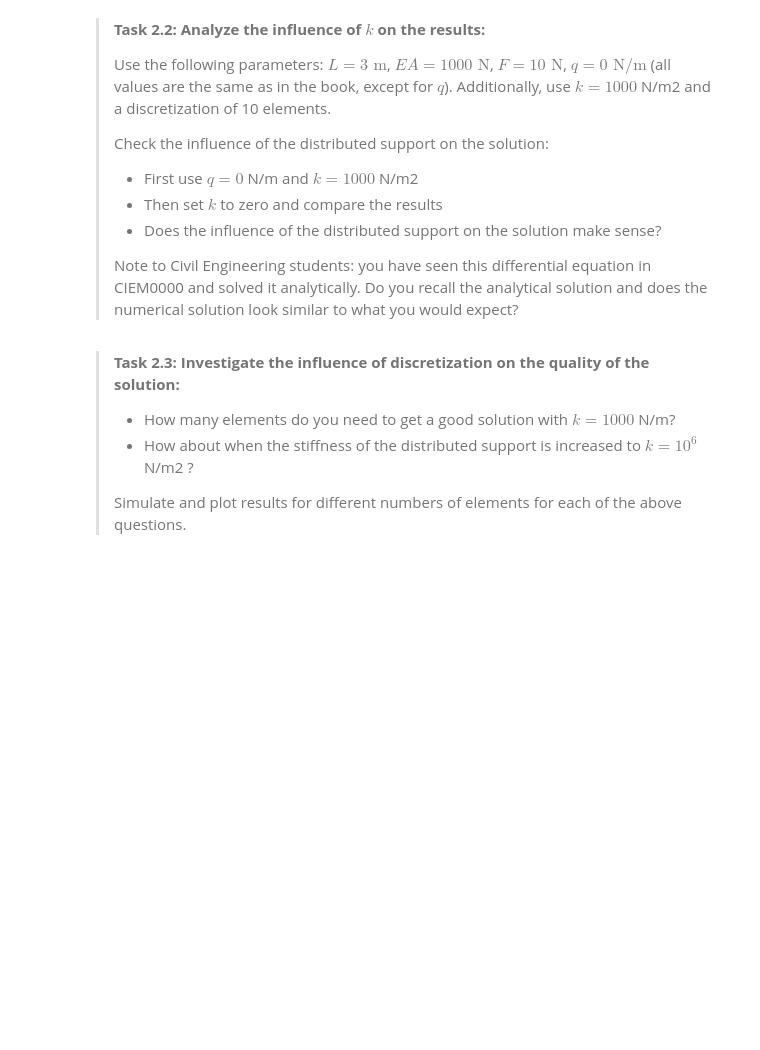
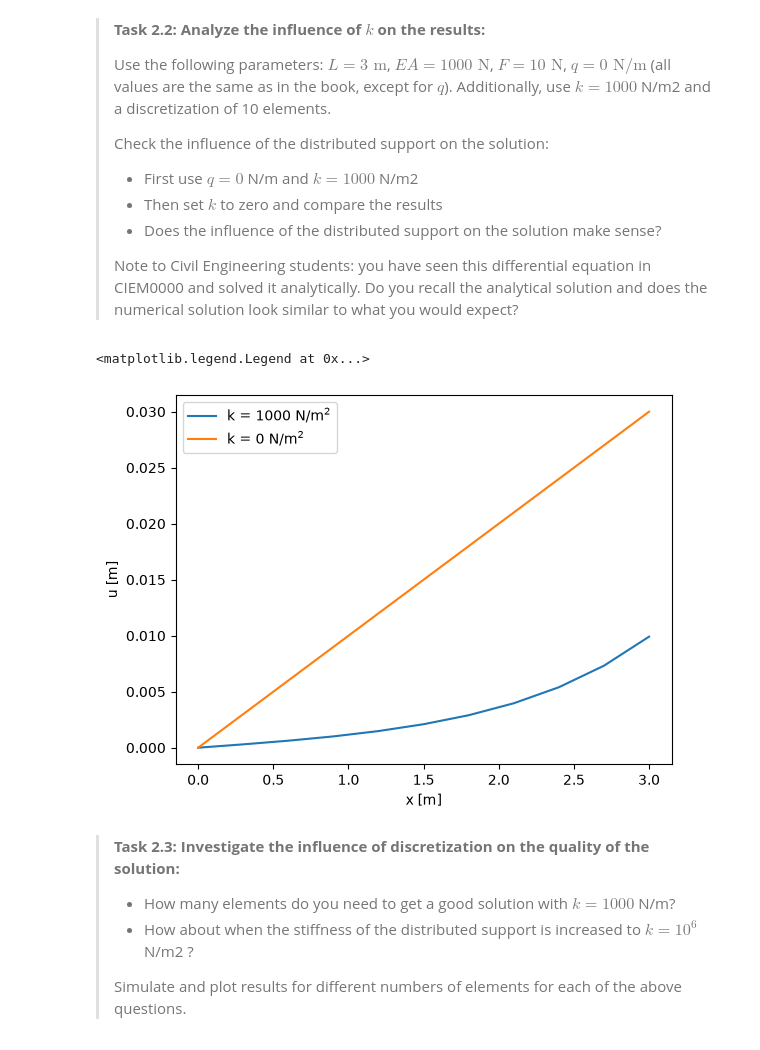
Before and after one commit to jjongejeugd/WS2.2, a Jupyter notebook: all_files_WS_2_2/WS_2_2.ipynb, the cells around one changed output. Cells and saved outputs as stored; diff of their text form; code cells hidden in the pictures; blank space fills up the shorter version.

```diff
--- a/all_files_WS_2_2/WS_2_2.ipynb
+++ b/all_files_WS_2_2/WS_2_2.ipynb
@@ -65,11 +111,46 @@ import matplotlib.pyplot as plt
 >
 > Note to Civil Engineering students: you have seen this differential equation in CIEM0000 and solved it analytically. Do you recall the analytical solution and does the numerical solution look similar to what you would expect?
 # %%
-# use the simulate function to get displacements
-### YOUR CODE HERE ###
+# Use the simulate function to get displacements.
+def simulate(n_element,    # number of elements
+             length=3,     # length of the domain
+             EA=1e3,       # axial stiffness
+             F_right=10,   # load applied at x=L
+             q_load=0,     # distributed load
+             k=1e3         # distributed support stiffness
+    ):
+    n_node = n_element + 1
+    dx = length / n_element
+    x = np.linspace(0, length, n_node)
 
-# plot u versus x for both cases
-### YOUR CODE HERE ###
+    K = np.zeros((n_node, n_node))
+    f = np.zeros(n_node)
+
+    for element in range(n_element):
+        nodes = [element, element + 1]
+        K_local = get_element_matrix(EA, k, dx)
+        f_local = get_element_force(q_load, dx)
+        K[np.ix_(nodes, nodes)] += K_local
+        f[nodes] += f_local
+
+    f[-1] += F_right
+
+    u = np.zeros(n_node)
+    u[1:] = np.linalg.solve(K[1:, 1:], f[1:])
+
+    return x, u
+
+# Plot u versus x for k = 1000 and k = 0.
+plt.figure()
+for k_value in (1000, 0):
+    x, u = simulate(10, k=k_value)
+    plt.plot(x, u, label=f'k = {k_value:g} N/m$^2$')
+plt.xlabel('x [m]')
+plt.ylabel('u [m]')
+plt.legend()
+# %% [output]
+<matplotlib.legend.Legend at 0x...>
+[figure, added]
 # %% [markdown]
 > **Task 2.3: Investigate the influence of discretization on the quality of the solution:**
 >
```
Also changed, not shown: parts of 6 cells of this notebook.
